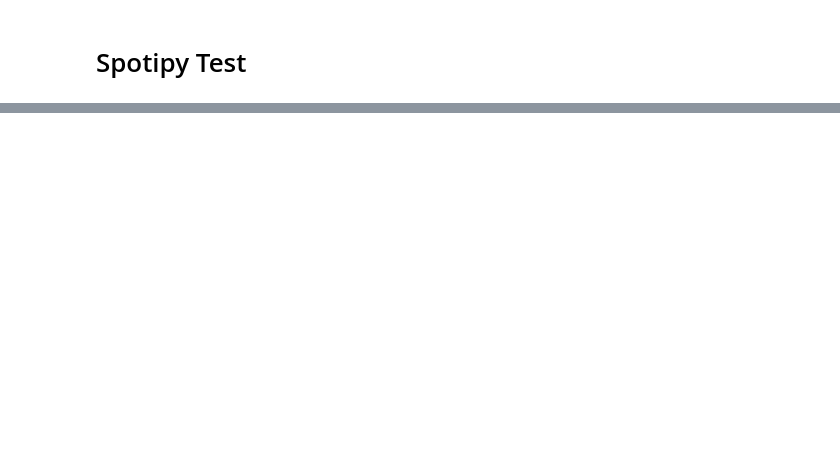
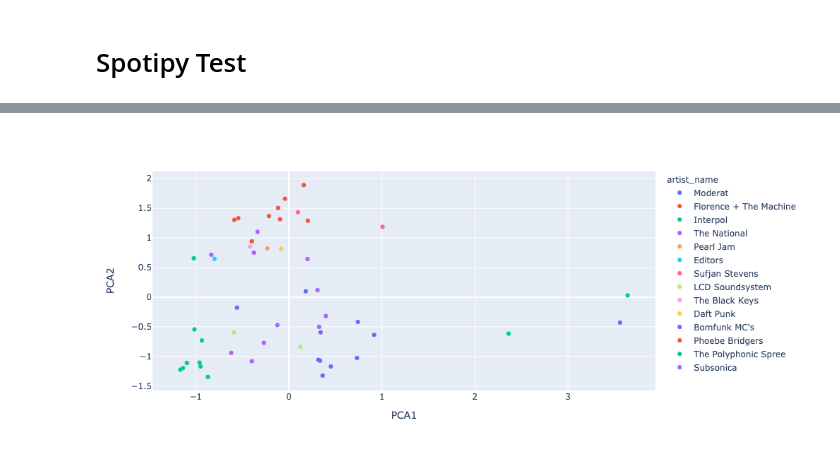
Before and after one commit to ChiaraMasiero/musixplore, a Jupyter notebook: test.ipynb, the cells around one changed output, grey strips where cells are left out. Drawn from its saved outputs; the diff is of its cells as text; code cells hidden in the pictures; blank space fills up the shorter version.

```diff
--- a/test.ipynb
+++ b/test.ipynb
@@ -71,0 +105,4 @@ dict_keys(['num_samples', 'duration', 'sample_md5', 'offset_seconds', 'window_se
+# %%
+top_tracks_df['PCA1'] = reduced_dims[:,0]
+top_tracks_df['PCA2'] = reduced_dims[:,1]
+top_tracks_df['PCA3'] = reduced_dims[:,2]
@@ -71,0 +111,4 @@ dict_keys(['num_samples', 'duration', 'sample_md5', 'offset_seconds', 'window_se
+# %%
+px.scatter(data_frame=top_tracks_df, x='PCA1', y='PCA2',hover_name='track_name', color='artist_name')
+# %% [output]
+[figure, added]
```
Also changed, not shown: parts of 28 cells of this notebook.
